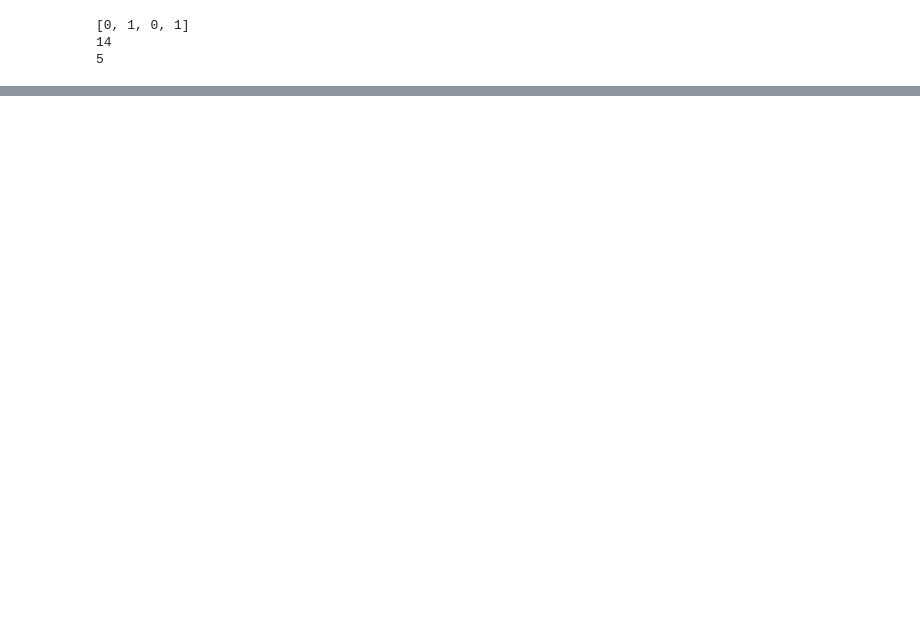
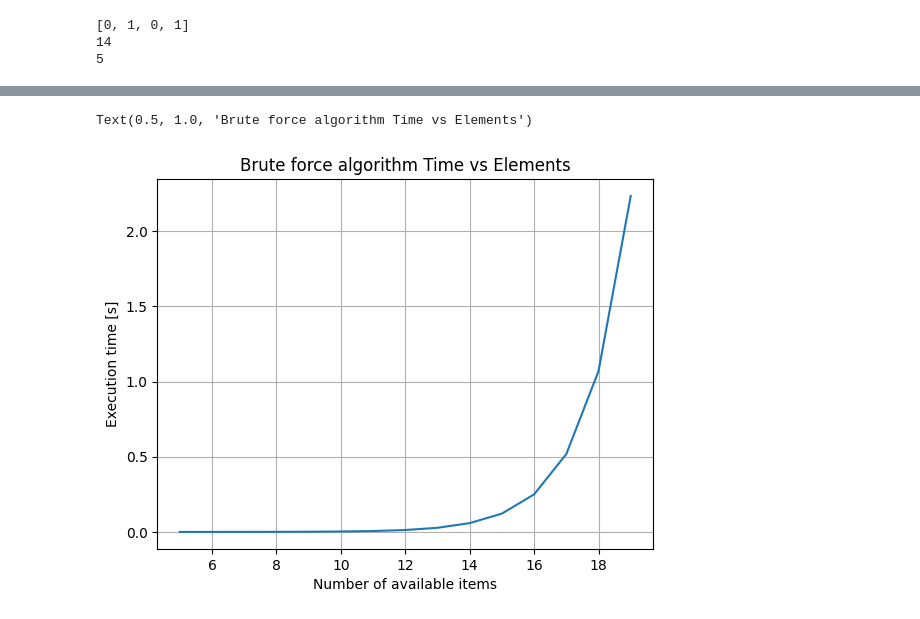
Before and after one commit to VisteK528/WSI, a Jupyter notebook: Exercise1/Zadanie_1a.ipynb, the cells around one changed output, grey strips where cells are left out. Saved outputs shown, nothing was run; the diff lists cells and outputs as text; code cells hidden in the pictures; blank space fills up the shorter version.

Commit message:
Added plots to exercise 1

```diff
--- a/Exercise1/Zadanie_1a.ipynb
+++ b/Exercise1/Zadanie_1a.ipynb
@@ -74,3 +89,24 @@ print(weight)
 [0, 1, 0, 1]
 14
 5
+# %%
+weights = np.array([8, 3, 5, 2])
+capacity = 9
+profits = np.array([16, 8, 9, 6])
+
+execution_times = []
+number_of_elements = []
+
+additional_elements = 15
+
+for _ in range(additional_elements):
+  weights = np.append(weights, randint(0, 20))
+  profits = np.append(profits, randint(0, 20))
+  sack = KnapSack(profits, weights, capacity)
+  start_time = time.process_time()
+  sack.solve_knapsack_brute_force()
+  end_time = time.process_time()
+  execution_time = end_time - start_time
+  print(f"Elements: {len(weights)}\tExecuted in: {execution_time} [s]")
+  execution_times.append(execution_time)
+  number_of_elements.append(len(weights))
@@ -76,0 +129,9 @@ print(weight)
+# %%
+plt.plot(number_of_elements, execution_times)
+plt.grid()
+plt.ylabel("Execution time [s]")
+plt.xlabel("Number of available items")
+plt.title("Brute force algorithm Time vs Elements")
+# %% [output]
+Text(0.5, 1.0, 'Brute force algorithm Time vs Elements')
+[figure, added]
```
Also changed, not shown: parts of 3 cells of this notebook.
